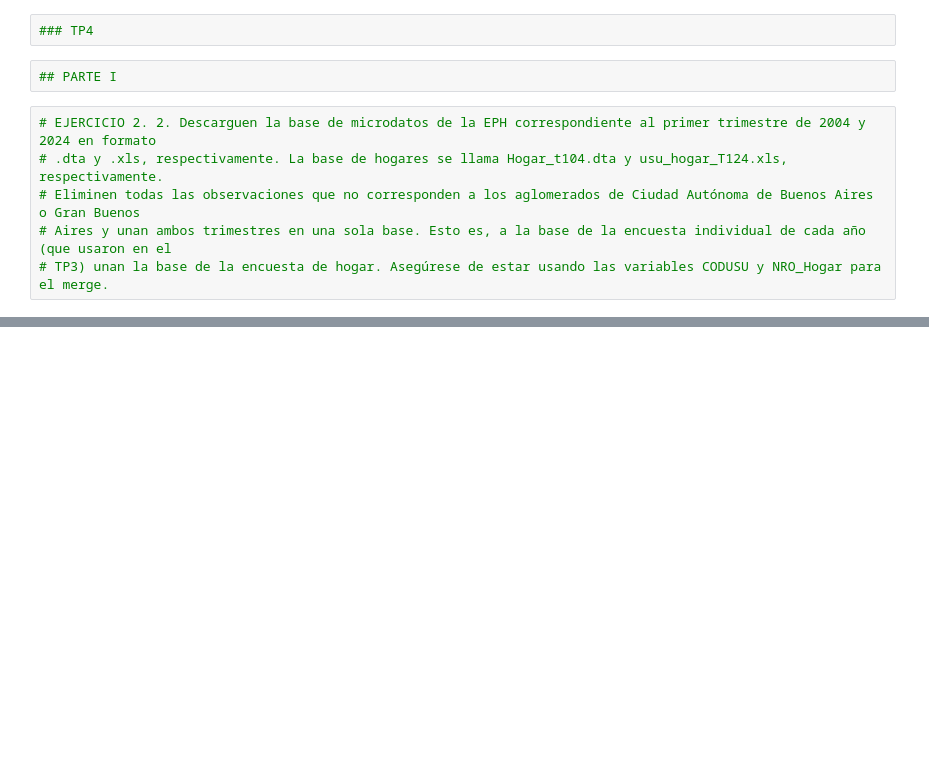
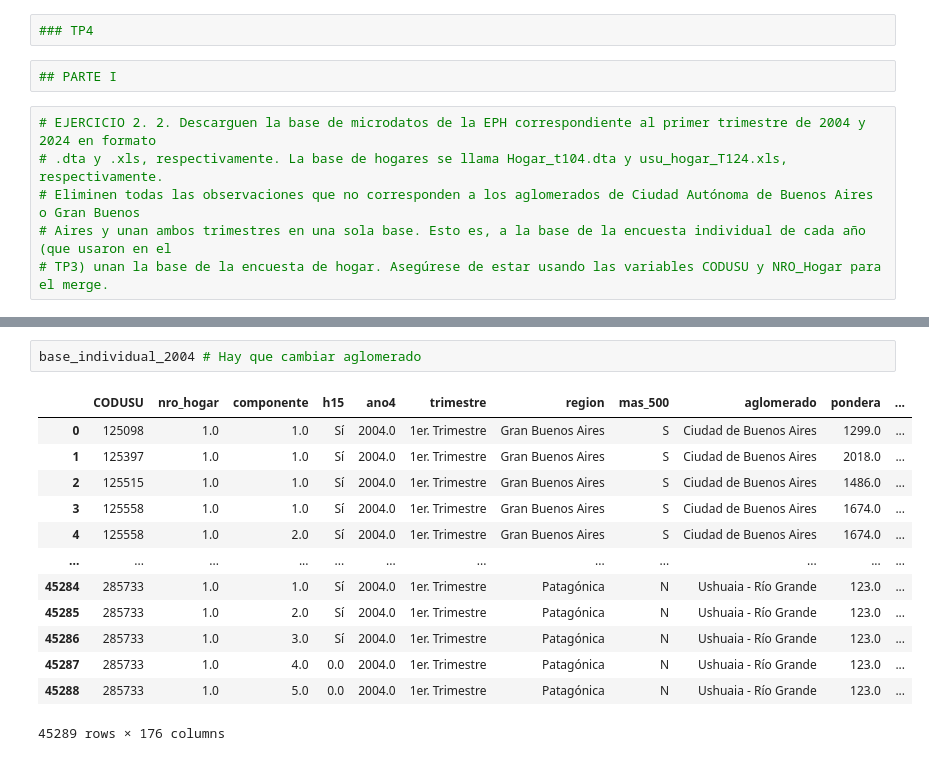
Before and after one commit to EPI-shi/CC408--T1-7-, a Jupyter notebook: TP4/TP4.ipynb, the cells around one changed output, grey strips where cells are left out. Cells and saved outputs as stored; diff of their text form; blank space fills up the shorter version.

```diff
--- a/TP4/TP4.ipynb
+++ b/TP4/TP4.ipynb
@@ -71,0 +54,16 @@ base_unificada.to_csv("base_unificada.csv", index=False)
+# %%
+base_individual_2004 # Hay que cambiar aglomerado
+# %% [output]
+|  | CODUSU | nro_hogar | componente | h15 | ano4 | trimestre | region | mas_500 | aglomerado | pondera | ... |
+| 0 | 125098 | 1.0 | 1.0 | Sí | 2004.0 | 1er. Trimestre | Gran Buenos Aires | S | Ciudad de Buenos Aires | 1299.0 | ... |
+| 1 | 125397 | 1.0 | 1.0 | Sí | 2004.0 | 1er. Trimestre | Gran Buenos Aires | S | Ciudad de Buenos Aires | 2018.0 | ... |
+| 2 | 125515 | 1.0 | 1.0 | Sí | 2004.0 | 1er. Trimestre | Gran Buenos Aires | S | Ciudad de Buenos Aires | 1486.0 | ... |
+| 3 | 125558 | 1.0 | 1.0 | Sí | 2004.0 | 1er. Trimestre | Gran Buenos Aires | S | Ciudad de Buenos Aires | 1674.0 | ... |
+| 4 | 125558 | 1.0 | 2.0 | Sí | 2004.0 | 1er. Trimestre | Gran Buenos Aires | S | Ciudad de Buenos Aires | 1674.0 | ... |
+| ... | ... | ... | ... | ... | ... | ... | ... | ... | ... | ... | ... |
+| 45284 | 285733 | 1.0 | 1.0 | Sí | 2004.0 | 1er. Trimestre | Patagónica | N | Ushuaia - Río Grande | 123.0 | ... |
+| 45285 | 285733 | 1.0 | 2.0 | Sí | 2004.0 | 1er. Trimestre | Patagónica | N | Ushuaia - Río Grande | 123.0 | ... |
+| 45286 | 285733 | 1.0 | 3.0 | Sí | 2004.0 | 1er. Trimestre | Patagónica | N | Ushuaia - Río Grande | 123.0 | ... |
+| 45287 | 285733 | 1.0 | 4.0 | 0.0 | 2004.0 | 1er. Trimestre | Patagónica | N | Ushuaia - Río Grande | 123.0 | ... |
+| 45288 | 285733 | 1.0 | 5.0 | 0.0 | 2004.0 | 1er. Trimestre | Patagónica | N | Ushuaia - Río Grande | 123.0 | ... |
+45289 rows × 176 columns
```
Also changed, not shown: parts of 40 cells of this notebook, 1 other file.
